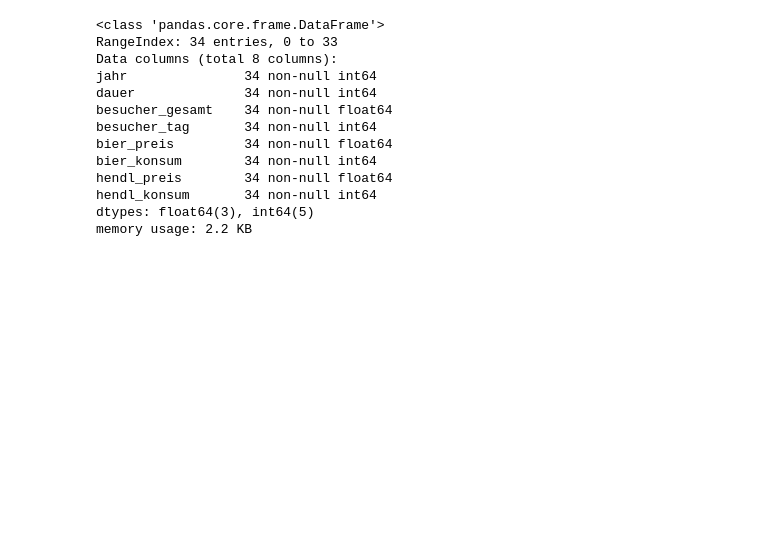
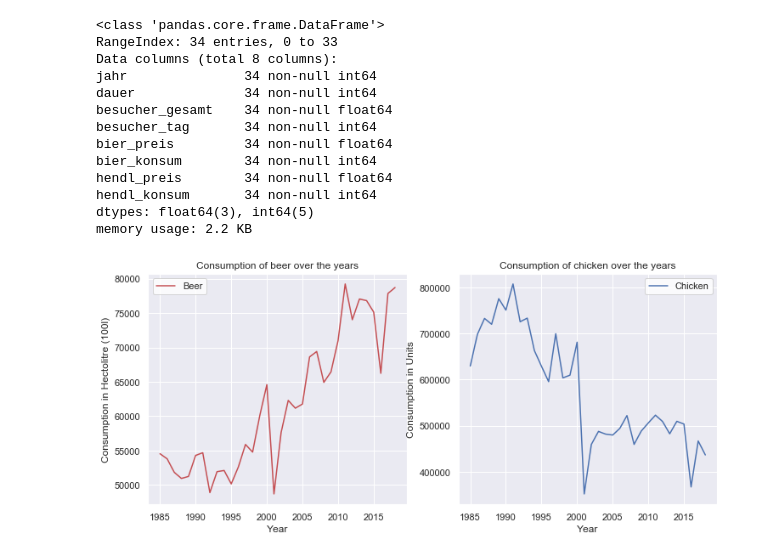
Before and after one commit to space4VV/Projects, a Jupyter notebook: Oktoberfest/OktoberfestAnalysis.ipynb, the cells around one changed output. Saved outputs shown, nothing was run; the diff lists cells and outputs as text; code cells hidden in the pictures; blank space fills up the shorter version.

Commit message:
Further analysis added regarding the prices and consumption

```diff
--- a/Oktoberfest/OktoberfestAnalysis.ipynb
+++ b/Oktoberfest/OktoberfestAnalysis.ipynb
@@ -43,3 +44,25 @@ hendl_preis        34 non-null float64
 hendl_konsum       34 non-null int64
 dtypes: float64(3), int64(5)
 memory usage: 2.2 KB
+# %%
+# Consumption of beer and chicken over the years
+
+fig, ax =  plt.subplots(nrows=1, ncols=2, figsize=(12,5))
+sns.lineplot(x=data.jahr,
+             y=data.bier_konsum ,
+             color='r',
+             ax=ax[0])
+sns.lineplot(x=data.jahr,
+             y=data.hendl_konsum,
+             color='b',
+             ax=ax[1])
+
+ax[0].legend(['Beer'], facecolor='w')  #legends
+ax[1].legend(['Chicken'], facecolor='w')  #legends
+
+ax[0].set(title='Consumption of beer over the years', xlabel='Year', ylabel='Consumption in Hectolitre (100l)')
+ax[1].set(title='Consumption of chicken over the years', xlabel='Year', ylabel='Consumption in Units')
+
+plt.show()
+# %% [output]
+[figure, added]
```
Also changed, not shown: parts of 2 cells of this notebook.
